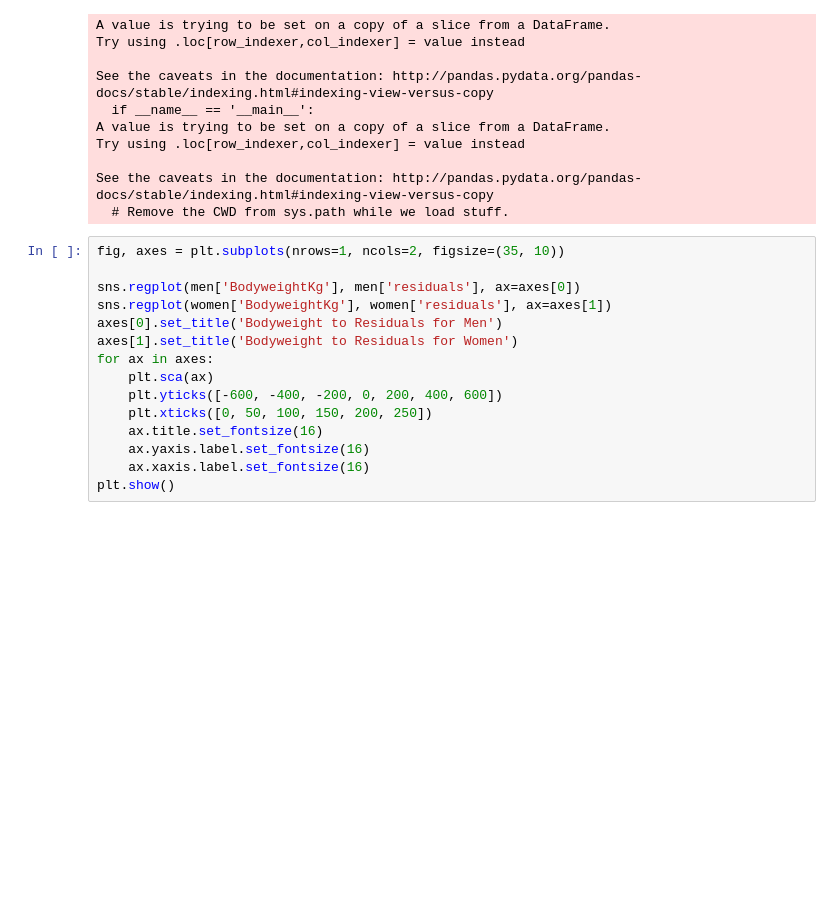
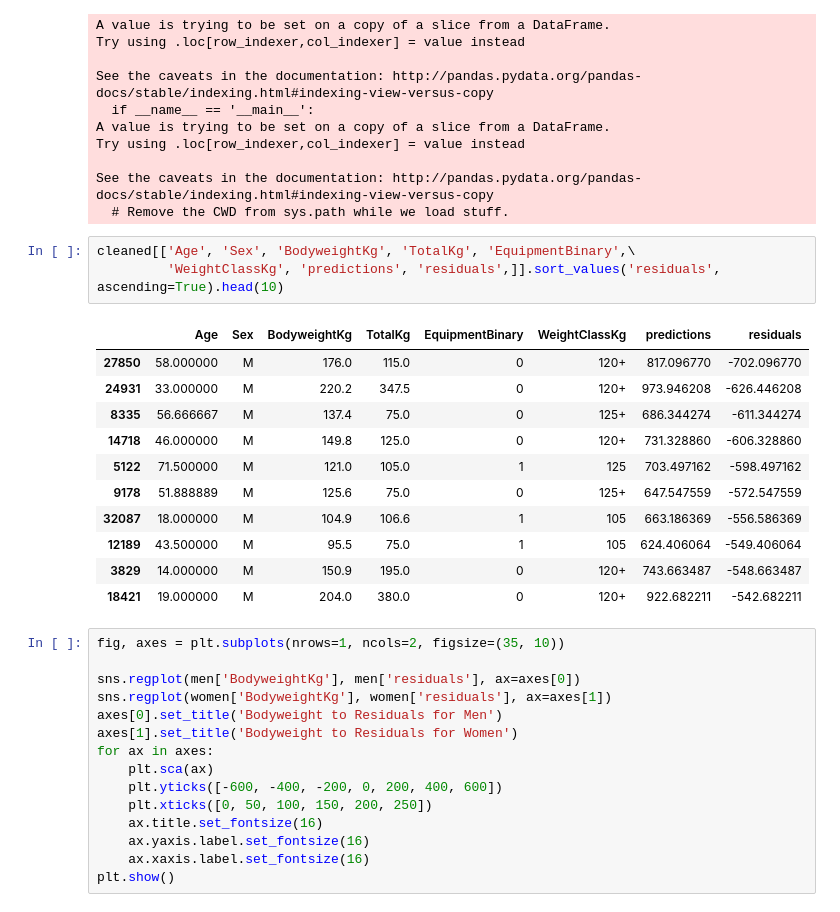
Before and after one commit to sophia-zohar/powerlifting_capstone, a Jupyter notebook: Part 3-Modeling.ipynb, the cells around one changed output. Cells and saved outputs as stored; diff of their text form; blank space fills up the shorter version.

```diff
--- a/Part 3-Modeling.ipynb
+++ b/Part 3-Modeling.ipynb
@@ -344,6 +344,21 @@ Try using .loc[row_indexer,col_indexer] = value instead
 
 See the caveats in the documentation: http://pandas.pydata.org/pandas-docs/stable/indexing.html#indexing-view-versus-copy
   # Remove the CWD from sys.path while we load stuff.
+# %%
+cleaned[['Age', 'Sex', 'BodyweightKg', 'TotalKg', 'EquipmentBinary',\
+         'WeightClassKg', 'predictions', 'residuals',]].sort_values('residuals', ascending=True).head(10)
+# %% [output]
+|  | Age | Sex | BodyweightKg | TotalKg | EquipmentBinary | WeightClassKg | predictions | residuals |
+| 27850 | 58.000000 | M | 176.0 | 115.0 | 0 | 120+ | 817.096770 | -702.096770 |
+| 24931 | 33.000000 | M | 220.2 | 347.5 | 0 | 120+ | 973.946208 | -626.446208 |
+| 8335 | 56.666667 | M | 137.4 | 75.0 | 0 | 125+ | 686.344274 | -611.344274 |
+| 14718 | 46.000000 | M | 149.8 | 125.0 | 0 | 120+ | 731.328860 | -606.328860 |
+| 5122 | 71.500000 | M | 121.0 | 105.0 | 1 | 125 | 703.497162 | -598.497162 |
+| 9178 | 51.888889 | M | 125.6 | 75.0 | 0 | 125+ | 647.547559 | -572.547559 |
+| 32087 | 18.000000 | M | 104.9 | 106.6 | 1 | 105 | 663.186369 | -556.586369 |
+| 12189 | 43.500000 | M | 95.5 | 75.0 | 1 | 105 | 624.406064 | -549.406064 |
+| 3829 | 14.000000 | M | 150.9 | 195.0 | 0 | 120+ | 743.663487 | -548.663487 |
+| 18421 | 19.000000 | M | 204.0 | 380.0 | 0 | 120+ | 922.682211 | -542.682211 |
 # %%
 fig, axes = plt.subplots(nrows=1, ncols=2, figsize=(35, 10))
 
```
Also changed, not shown: parts of 1 cell of this notebook, 1 other file.
